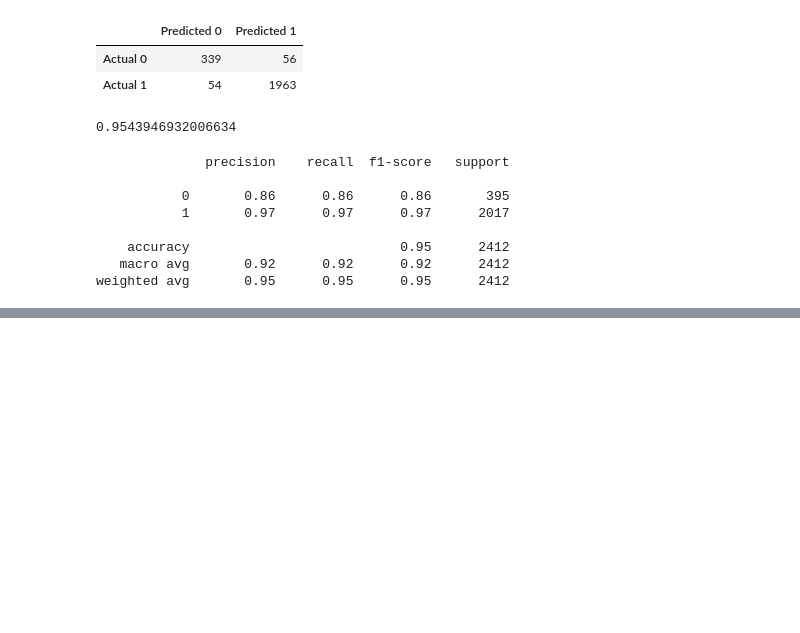
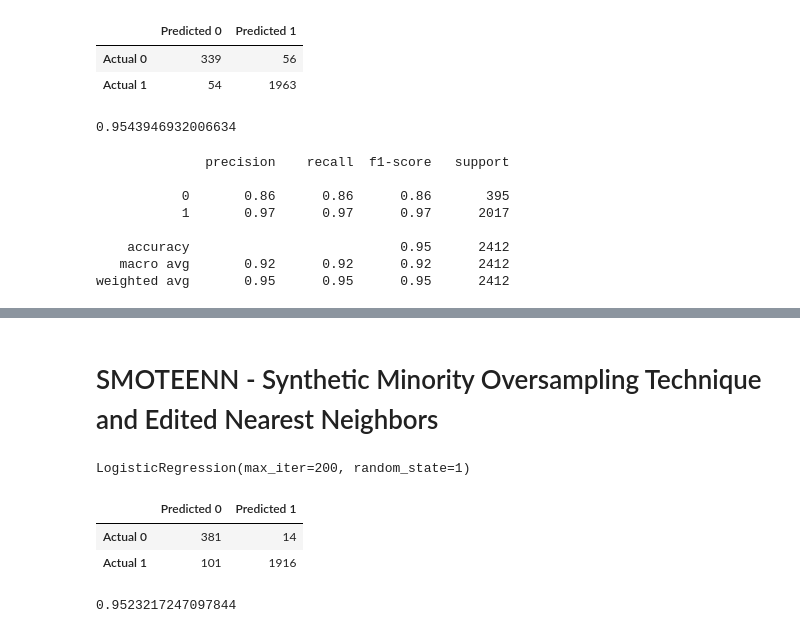
Before and after one commit to MitchellGleason/Final-Project, a Jupyter notebook: Machine Leanring Notebooks/predict_operating_margin_ML.ipynb, the cells around one changed output, grey strips where cells are left out. Drawn from its saved outputs; the diff is of its cells as text; code cells hidden in the pictures; blank space fills up the shorter version.

```diff
--- a/Machine Leanring Notebooks/predict_operating_margin_ML.ipynb
+++ b/Machine Leanring Notebooks/predict_operating_margin_ML.ipynb
@@ -151,0 +309,33 @@ weighted avg       0.95      0.95      0.95      2412
+# %% [markdown]
+# SMOTEENN - Synthetic Minority Oversampling Technique and Edited Nearest Neighbors
+# %%
+#Create a SMOTEENN instance
+smote_enn = SMOTEENN(random_state=0)
+X_resampled, y_resampled = smote_enn.fit_resample(X_train_scaled, y_train)
+# %%
+#Use logistic regression to create model
+smoteenn_model = LogisticRegression(solver='lbfgs', random_state=1, max_iter=200)
+smoteenn_model.fit(X_resampled, y_resampled)
+# %% [output]
+LogisticRegression(max_iter=200, random_state=1)
+# %%
+#Make predictions
+smoteenn_predictions = smoteenn_model.predict(X_test_scaled)
+# %%
+#Calculate the confusion matrix
+smoteenn_cm = confusion_matrix(y_test, smoteenn_predictions)
+
+#Create a DataFrame from the confusion matrix
+smoteenn_cm_df = pd.DataFrame(smoteenn_cm, index=["Actual 0", "Actual 1"], columns=["Predicted 0", "Predicted 1"])
+
+smoteenn_cm_df
+# %% [output]
+|  | Predicted 0 | Predicted 1 |
+| Actual 0 | 381 | 14 |
+| Actual 1 | 101 | 1916 |
+# %%
+#Calculate the accuracy score
+smoteenn_acc_score = accuracy_score(y_test, smoteenn_predictions)
+smoteenn_acc_score
+# %% [output]
+0.9523217247097844
```
Also changed, not shown: parts of 17 cells of this notebook.
